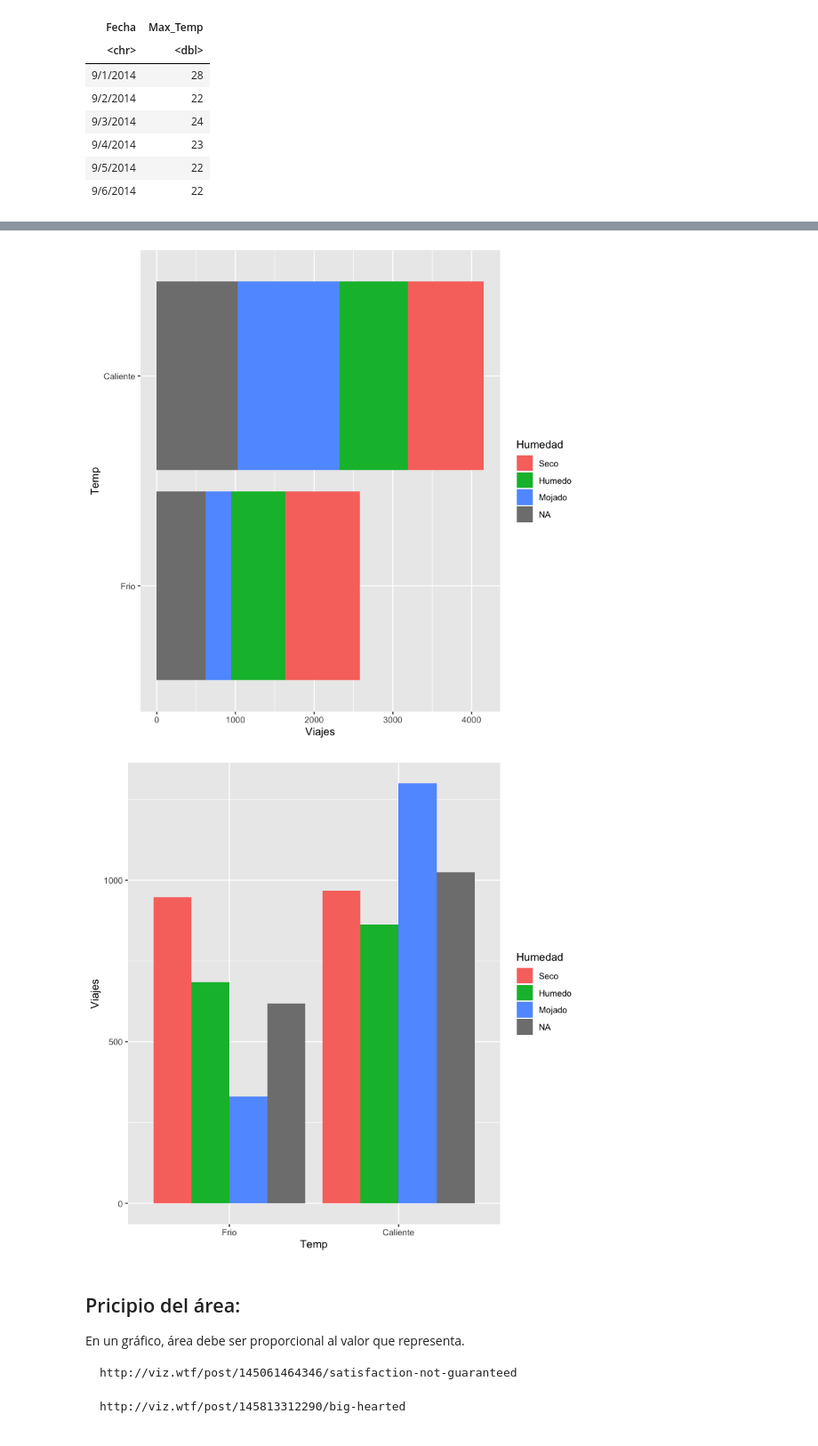
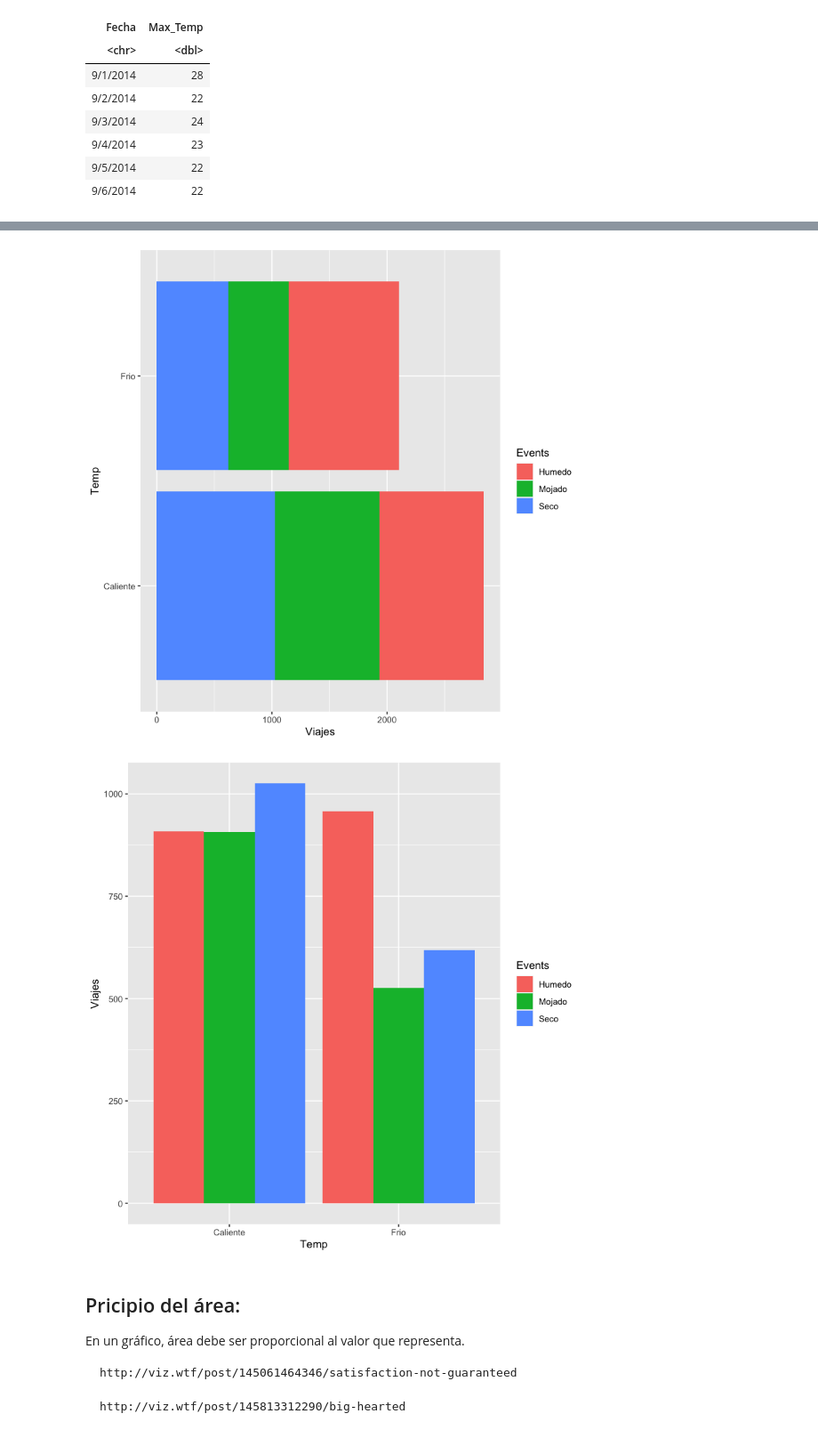
Before and after one commit to notblank/Curso-Stat-Public, a Jupyter notebook: Cursos/Curso_07_Data_Viz_1.ipynb, the cells around one changed output, grey strips where cells are left out. Shown at 89% size. Saved outputs shown, nothing was run; the diff lists cells and outputs as text; code cells hidden in the pictures.

Commit message:
Pivot + fct_recode + unite

```diff
--- a/Cursos/Curso_07_Data_Viz_1.ipynb
+++ b/Cursos/Curso_07_Data_Viz_1.ipynb
@@ -108 +114,9 @@ levels(fact)
+# %%
+clima_simple <- clima %>% replace_na(list(Events = 'Seco'))%>%
+                    mutate(Events = factor(Events),
+                           Events = fct_recode(Events,
+                                     'Humedo' = 'Fog',
+                                     'Humedo' = 'Fog-Rain',
+                                     'Mojado' = 'Rain',
+                                     'Mojado' = 'Rain-Thunderstorm'))
 # %%
@@ -129,0 +133,6 @@ clima.94107 <-  clima.94107 %>%
+# %%
+clima_94107 <- clima_simple %>%
+                        filter(Zip == 94107) %>%
+                        select(Fecha = PDT, Events, Temp = `Max TemperatureF`) %>%
+                        mutate(Temp = ifelse((Temp - 32)*5/9 > 15, 'Caliente', 'Frio'))
+clima_94107 %>% head()
@@ -130,5 +149,5 @@ clima.94107 <-  clima.94107 %>%
 # %%
-bicis.94107 <- left_join(clima.94107, trips.bici, by = 'Fecha')
-bicis.94107 %>% filter(Events == 'Humedo') %>% head()
+bicis_94107 <- left_join(clima_94107, trips_bici, by = 'Fecha')
+bicis_94107 %>% filter(Events == 'Humedo') %>% head()
 # %% [output]
 A tibble: 6 × 4
@@ -165,9 +184,6 @@ ggplot(TempViajes, aes(y=Viajes, x=Temp)) +
 # %%
-clima.viajes <- bicis.94107 %>% group_by(Max.Temp, Events) %>%
-        summarize(Viajes = round(mean(Viajes), 0)) %>%
-        rename(Temp = Max.Temp, Humedad = Events)
+clima_viajes <- bicis_94107 %>% group_by(Temp, Events) %>%
+                                summarize(Viajes = round(mean(Viajes), 0))
 
-head(clima.viajes)
-
-levels(clima.viajes$Humedad)
+head(clima_viajes)
 # %% [output]
@@ -186,11 +199,11 @@ A grouped_df: 6 × 3
 # %%
-barP <- ggplot(clima.viajes, aes(x = Temp, y = Viajes, fill = Humedad))
+barP <- ggplot(clima_viajes, aes(x = Temp, y = Viajes, fill = Events))
 
 barP + geom_bar(stat="identity") + coord_flip()
 barP + geom_bar(stat="identity", position="dodge")
 # %% [output]
-[figure, old version]
+[figure, new version]
-[figure, old version]
+[figure, new version]
 # %% [markdown]
 ## Pricipio del área:
 
```
Also changed, not shown: parts of 12 cells of this notebook, 2 other files.
